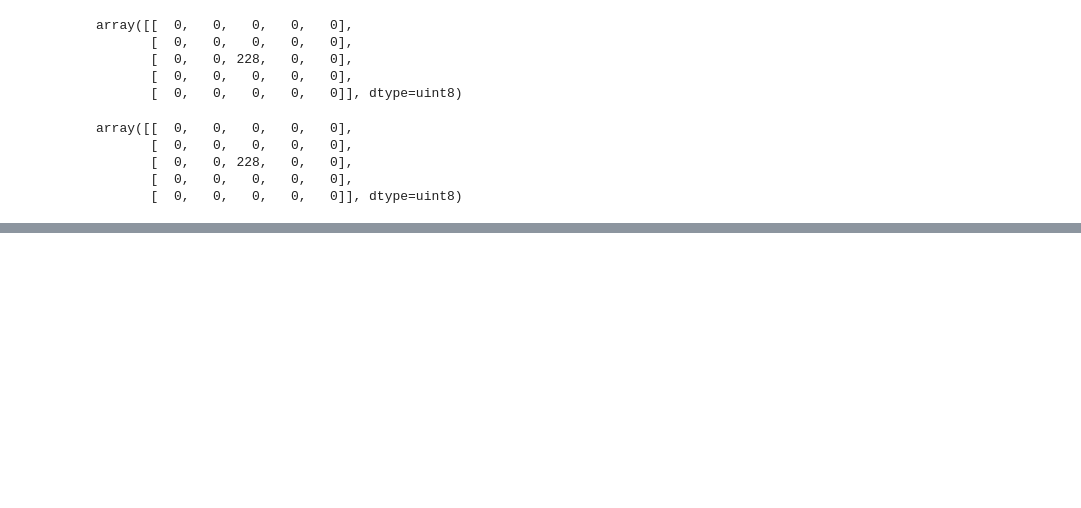
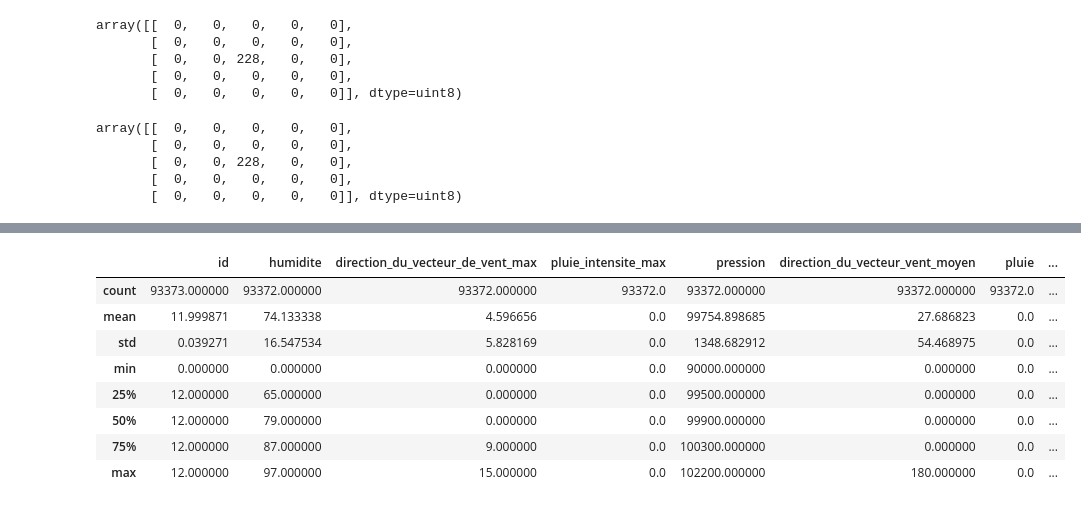
Before and after one commit to matthcol/python202412perf, a Jupyter notebook: scientific_python_demo.ipynb, the cells around one changed output, grey strips where cells are left out. Drawn from its saved outputs; the diff is of its cells as text; code cells hidden in the pictures; blank space fills up the shorter version.

```diff
--- a/scientific_python_demo.ipynb
+++ b/scientific_python_demo.ipynb
@@ -168,0 +467,12 @@ array([[  0,   0,   0,   0,   0],
+# %%
+meteo.describe()
+# %% [output]
+|  | id | humidite | direction_du_vecteur_de_vent_max | pluie_intensite_max | pression | direction_du_vecteur_vent_moyen | pluie | ... |
+| count | 93373.000000 | 93372.000000 | 93372.000000 | 93372.0 | 93372.000000 | 93372.000000 | 93372.0 | ... |
+| mean | 11.999871 | 74.133338 | 4.596656 | 0.0 | 99754.898685 | 27.686823 | 0.0 | ... |
+| std | 0.039271 | 16.547534 | 5.828169 | 0.0 | 1348.682912 | 54.468975 | 0.0 | ... |
+| min | 0.000000 | 0.000000 | 0.000000 | 0.0 | 90000.000000 | 0.000000 | 0.0 | ... |
+| 25% | 12.000000 | 65.000000 | 0.000000 | 0.0 | 99500.000000 | 0.000000 | 0.0 | ... |
+| 50% | 12.000000 | 79.000000 | 0.000000 | 0.0 | 99900.000000 | 0.000000 | 0.0 | ... |
+| 75% | 12.000000 | 87.000000 | 9.000000 | 0.0 | 100300.000000 | 0.000000 | 0.0 | ... |
+| max | 12.000000 | 97.000000 | 15.000000 | 0.0 | 102200.000000 | 180.000000 | 0.0 | ... |
```
Also changed, not shown: parts of 56 cells of this notebook.
